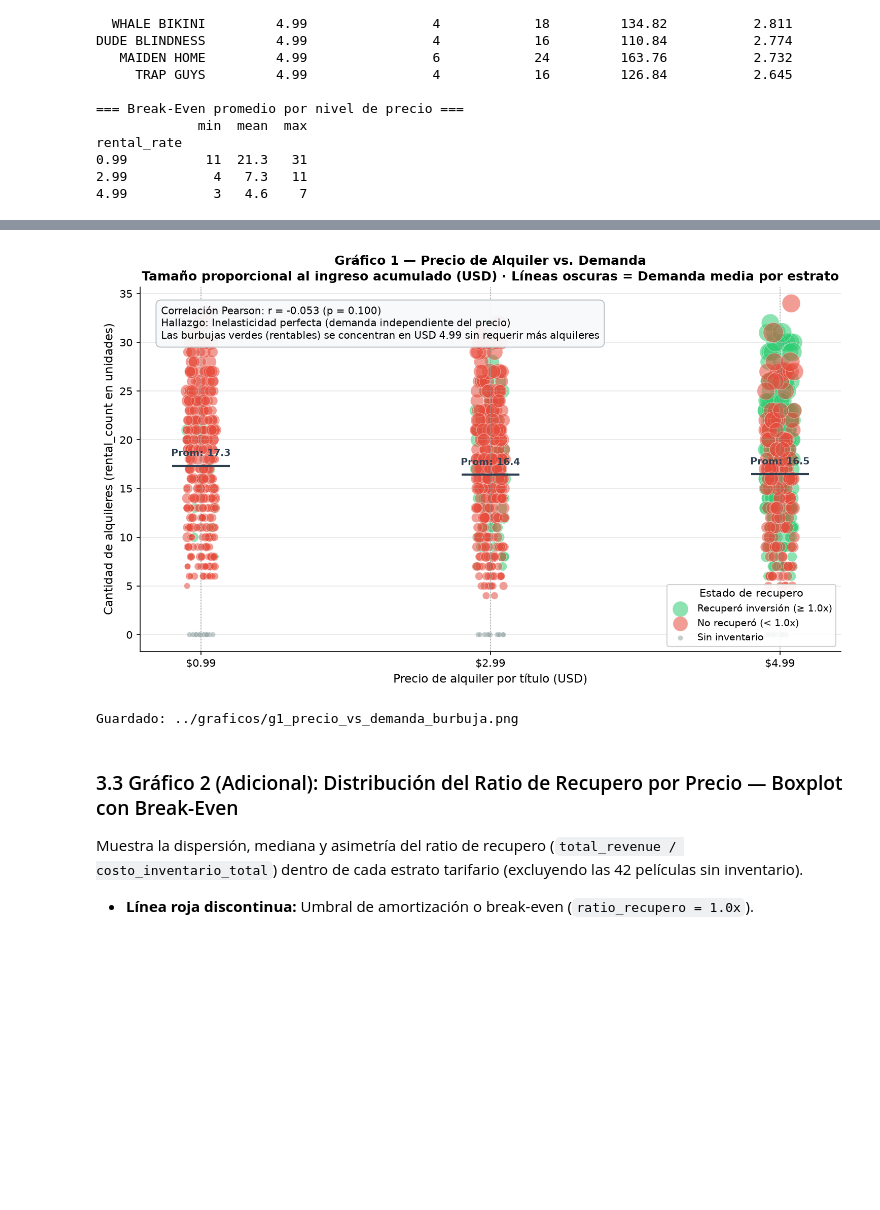
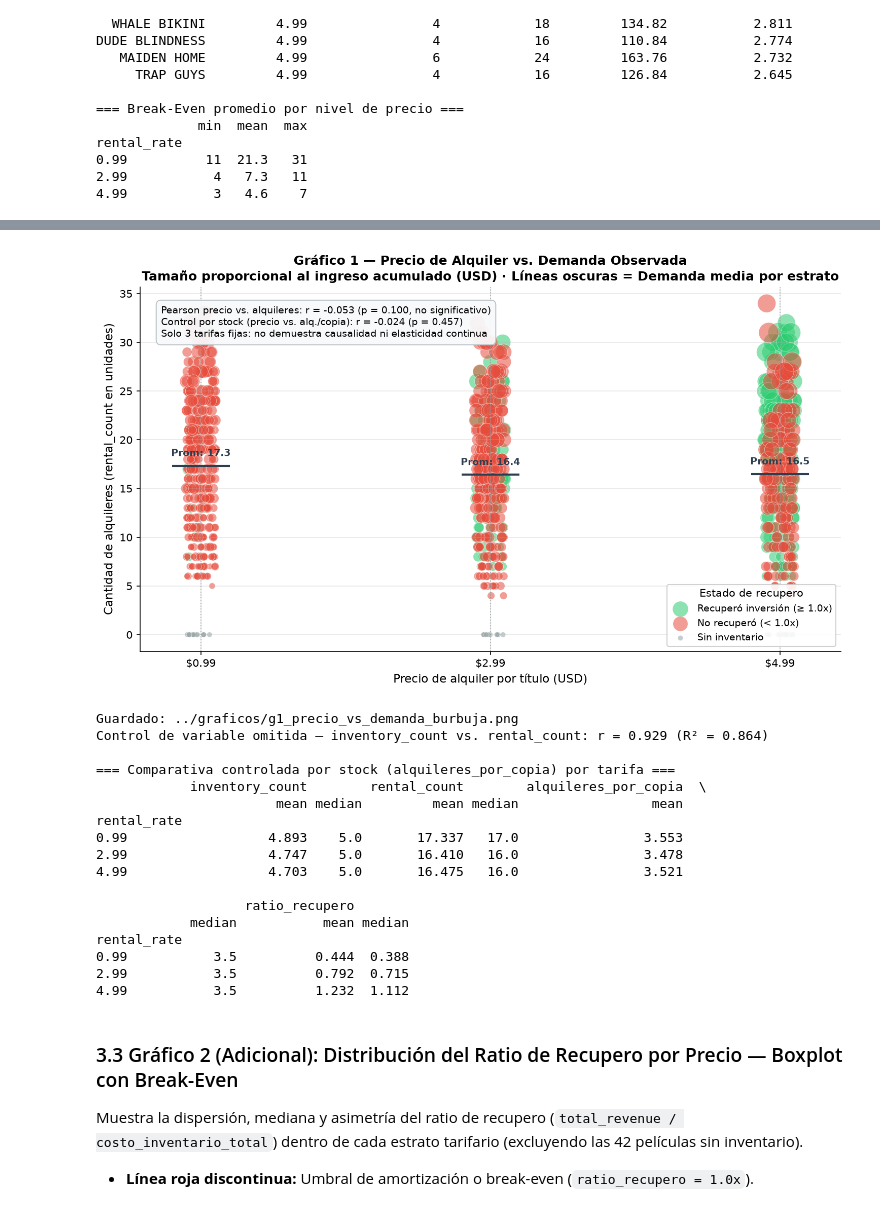
Before and after one commit to BUGn92/TP2SeminarioBD, a Jupyter notebook: notebooks/analisis.ipynb, the cells around one changed output, grey strips where cells are left out. Saved outputs shown, nothing was run; the diff lists cells and outputs as text; code cells hidden in the pictures; blank space fills up the shorter version.

```diff
--- a/notebooks/analisis.ipynb
+++ b/notebooks/analisis.ipynb
@@ -819,8 +880,10 @@ np.random.seed(42)
 df_con_stock = df_trabajo[df_trabajo['inventory_count'] > 0]
 max_revenue = df_trabajo['total_revenue'].max()
 
-# Coeficiente de correlación de Pearson formal
+# Correlaciones formales (bruta y controlada por copias)
 r_val, p_val = stats.pearsonr(df_con_stock['rental_rate'], df_con_stock['rental_count'])
+r_apc, p_apc = stats.pearsonr(df_con_stock['rental_rate'], df_con_stock['alquileres_por_copia'])
+r_inv_q, p_inv_q = stats.pearsonr(df_con_stock['inventory_count'], df_con_stock['rental_count'])
 
 for estado, color in paleta.items():
     mask = df_trabajo['estado_recupero'] == estado
@@ -830,8 +893,6 @@ for estado, color in paleta.items():
 
     jitter = np.random.uniform(-0.10, 0.10, size=len(sub))
     x = sub['rental_rate'] + jitter
-
-    # Escalar tamaño usando el máximo global; fallback si es cero
     sizes = (sub['total_revenue'] / max_revenue * 350 + 25) if max_revenue > 0 else 30
 
     ax.scatter(
@@ -844,41 +905,64 @@ for estado, color in paleta.items():
 # Líneas verticales guía y promedios por nivel
 for precio in [0.99, 2.99, 4.99]:
     sub_p = df_con_stock[df_con_stock['rental_rate'] == precio]
     mean_q = sub_p['rental_count'].mean()
     ax.axvline(precio, color='#7f8c8d', linestyle=':', linewidth=1.0, alpha=0.6)
     ax.hlines(mean_q, precio - 0.20, precio + 0.20, color='#2c3e50', linewidth=2.0)
     ax.text(precio, mean_q + 1.0, f'Prom: {mean_q:.1f}', ha='center', fontsize=9, fontweight='bold', color='#2c3e50')
 
-# Anotación narrativa del coeficiente de correlación
+# Anotación narrativa rigurosa (sin afirmaciones causales ni de inelasticidad perfecta)
 ax.text(
     0.03, 0.95,
-    f'Correlación Pearson: r = {r_val:.3f} (p = {p_val:.3f})\n'
-    'Hallazgo: Inelasticidad perfecta (demanda independiente del precio)\n'
-    'Las burbujas verdes (rentables) se concentran en USD 4.99 sin requerir más alquileres',
-    transform=ax.transAxes, fontsize=9.5, verticalalignment='top',
+    f'Pearson precio vs. alquileres: r = {r_val:.3f} (p = {p_val:.3f}, no significativo)\n'
+    f'Control por stock (precio vs. alq./copia): r = {r_apc:.3f} (p = {p_apc:.3f})\n'
+    'Solo 3 tarifas fijas: no demuestra causalidad ni elasticidad continua',
+    transform=ax.transAxes, fontsize=9.2, verticalalignment='top',
     bbox=dict(boxstyle='round,pad=0.5', facecolor='#f8f9fa', edgecolor='#bdc3c7', alpha=0.95)
 )
 
 ax.set_xlabel('Precio de alquiler por título (USD)', fontsize=11)
 ax.set_ylabel('Cantidad de alquileres (rental_count en unidades)', fontsize=11)
 ax.set_title(
-    'Gráfico 1 — Precio de Alquiler vs. Demanda\n'
+    'Gráfico 1 — Precio de Alquiler vs. Demanda Observada\n'
     'Tamaño proporcional al ingreso acumulado (USD) · Líneas oscuras = Demanda media por estrato',
     fontsize=12, fontweight='bold'
 )
 ax.set_xticks([0.99, 2.99, 4.99])
 ax.set_xticklabels(['$0.99', '$2.99', '$4.99'])
 ax.legend(title='Estado de recupero', loc='lower right', framealpha=0.9, fontsize=9)
 
 plt.tight_layout()
 ruta_g1 = '../graficos/g1_precio_vs_demanda_burbuja.png'
 plt.savefig(ruta_g1, dpi=150, bbox_inches='tight')
 plt.close()
 display(IPImage(ruta_g1))
 print(f'Guardado: {ruta_g1}')
+print(f'Control de variable omitida — inventory_count vs. rental_count: r = {r_inv_q:.3f} (R² = {r_inv_q**2:.3f})')
+print('\n=== Comparativa controlada por stock (alquileres_por_copia) por tarifa ===')
+print(
+    df_con_stock.groupby('rental_rate')[['inventory_count', 'rental_count', 'alquileres_por_copia', 'ratio_recupero']]
+    .agg(['mean', 'median'])
+    .round(3)
+)
 # %% [output]
-[figure, old version]
+[figure, new version]
 Guardado: ../graficos/g1_precio_vs_demanda_burbuja.png
+Control de variable omitida — inventory_count vs. rental_count: r = 0.929 (R² = 0.864)
+
+=== Comparativa controlada por stock (alquileres_por_copia) por tarifa ===
+            inventory_count        rental_count        alquileres_por_copia  \
+                       mean median         mean median                 mean
+rental_rate
+0.99                  4.893    5.0       17.337   17.0                3.553
+2.99                  4.747    5.0       16.410   16.0                3.478
+4.99                  4.703    5.0       16.475   16.0                3.521
+
+                   ratio_recupero
+            median           mean median
+rental_rate
+0.99           3.5          0.444  0.388
+2.99           3.5          0.792  0.715
+4.99           3.5          1.232  1.112
 # %% [markdown]
 ### 3.3 Gráfico 2 (Adicional): Distribución del Ratio de Recupero por Precio — Boxplot con Break-Even
 
```
Also changed, not shown: parts of 22 cells of this notebook, 18 other files.
